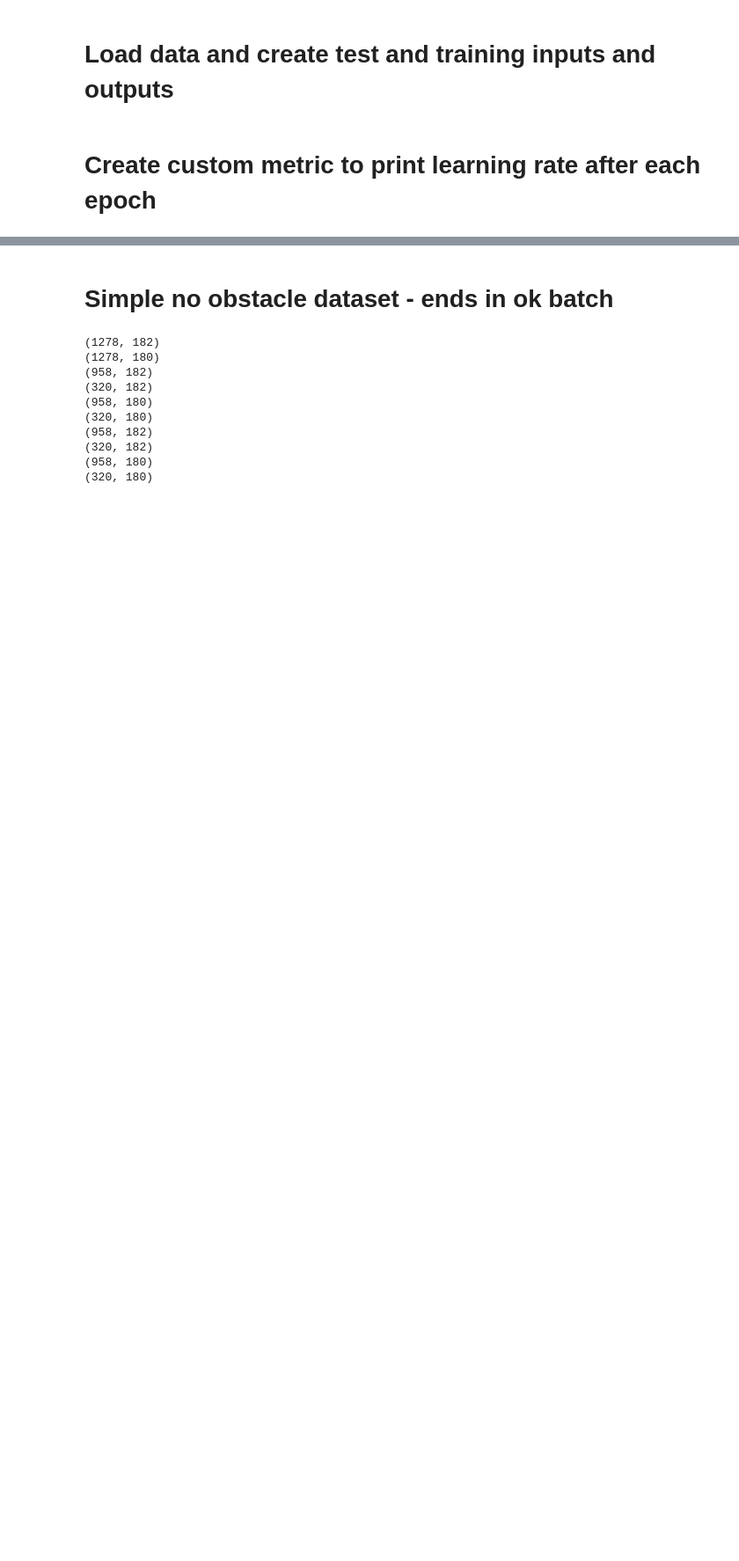
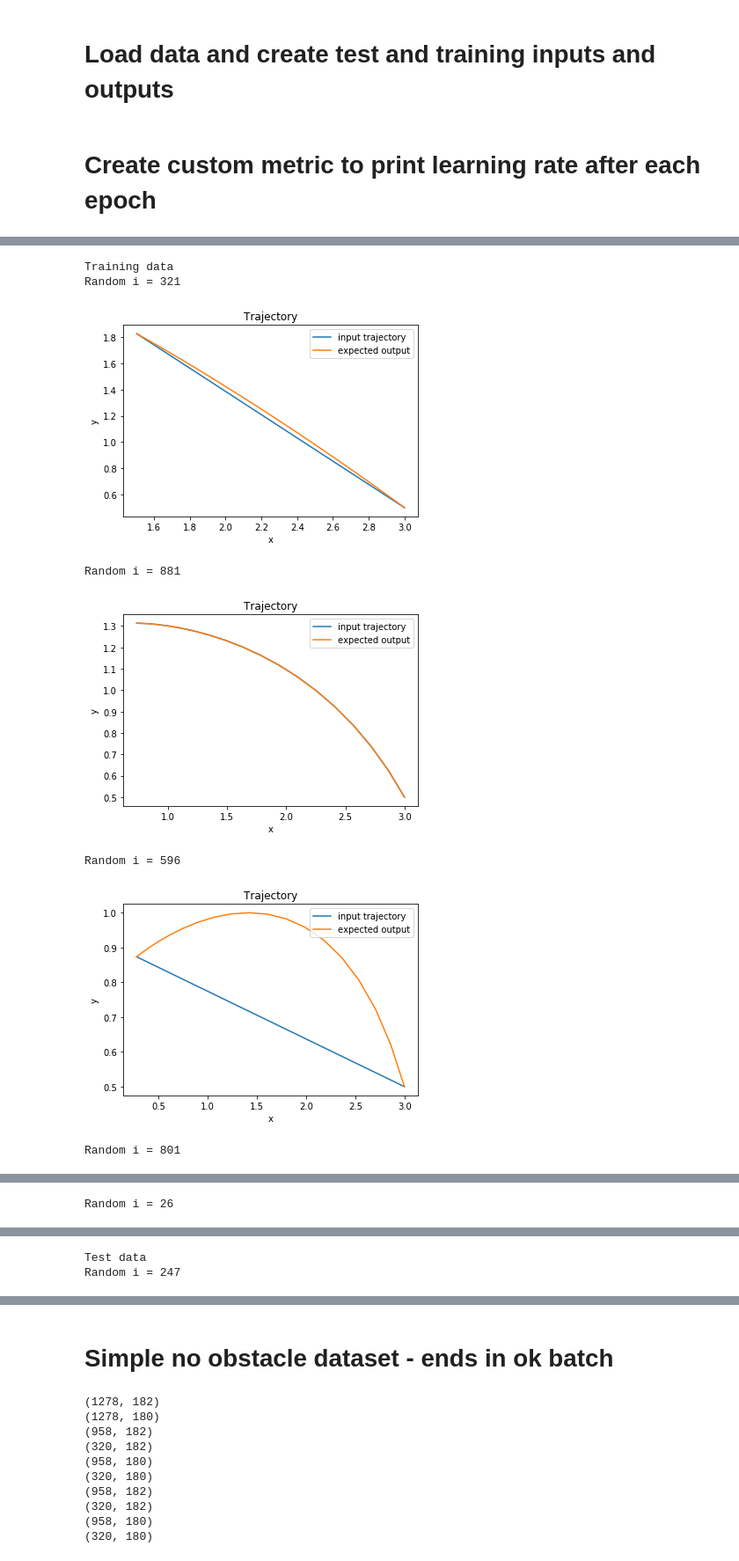
Before and after one commit to somritabanerjee/GuSTO.jl, a Jupyter notebook: examples/train_and_create_imitation_learning_network.ipynb, the cells around one changed output, grey strips where cells are left out. Shown at 88% size. Cells and saved outputs as stored; diff of their text form; code cells hidden in the pictures; blank space fills up the shorter version.

Commit message:
plotted expected output and NN output

```diff
--- a/examples/train_and_create_imitation_learning_network.ipynb
+++ b/examples/train_and_create_imitation_learning_network.ipynb
@@ -60,0 +81,23 @@ class CustomMetrics(Callback):
+# %%
+def plotTrajectoryInputAndOutput(X_data, Y_data):
+    # X_data has length 182 ~
+    # 20 sets of (x,y,theta,xdot,ydot,thetadot) for all N=6 dimensions = 120
+    # 20 values of (u1, u2, u3) = 60
+    # + omega,delta = 2
+    xIn = X_data[0:120:6]
+    yIn = X_data[1:120:6]
+#     print(np.shape(xIn))
+#     print(np.shape(yIn))
+
+    xOut = xIn + Y_data[0:120:6]
+    yOut = yIn + Y_data[1:120:6]
+#     print(np.shape(xOut))
+#     print(np.shape(yOut))
+
+    plt.plot(xIn, yIn)
+    plt.plot(xOut, yOut)
+    plt.title('Trajectory')
+    plt.ylabel('y')
+    plt.xlabel('x')
+    plt.legend(['input trajectory', 'expected output'], loc='upper right')
+    plt.show()
@@ -60,0 +133,23 @@ class CustomMetrics(Callback):
+# %%
+# (X_train, X_test, Y_train, Y_test) = loadData(["SingleObstacleFirst5Iter.jld2"], testRatio = 0.25)
+(X_train, X_test, Y_train, Y_test) = loadData(["NoObstacleFirst3IterEndsInOK.jld2"], testRatio = 0.25)
+# plotTrajectoryFromInput(X_train[i,:])
+print("Training data")
+for x in range(5):
+    i = random.randint(1,np.size(X_train,0)-1)
+    print("Random i =",i)
+    plotTrajectoryInputAndOutput(X_train[i,:],Y_train[i,:])
+print("Test data")
+for x in range(5):
+    i = random.randint(1,np.size(X_test,0)-1)
+    print("Random i =",i)
+    plotTrajectoryInputAndOutput(X_test[i,:],Y_test[i,:])
+# %% [output]
+Training data
+Random i = 321
+[figure, added]
+Random i = 881
+[figure, added]
+Random i = 596
+[figure, added]
+Random i = 801
@@ -60,0 +157 @@ class CustomMetrics(Callback):
+Random i = 26
@@ -60,0 +159,2 @@ class CustomMetrics(Callback):
+Test data
+Random i = 247
```
Also changed, not shown: parts of 29 cells of this notebook, 2 other files.
